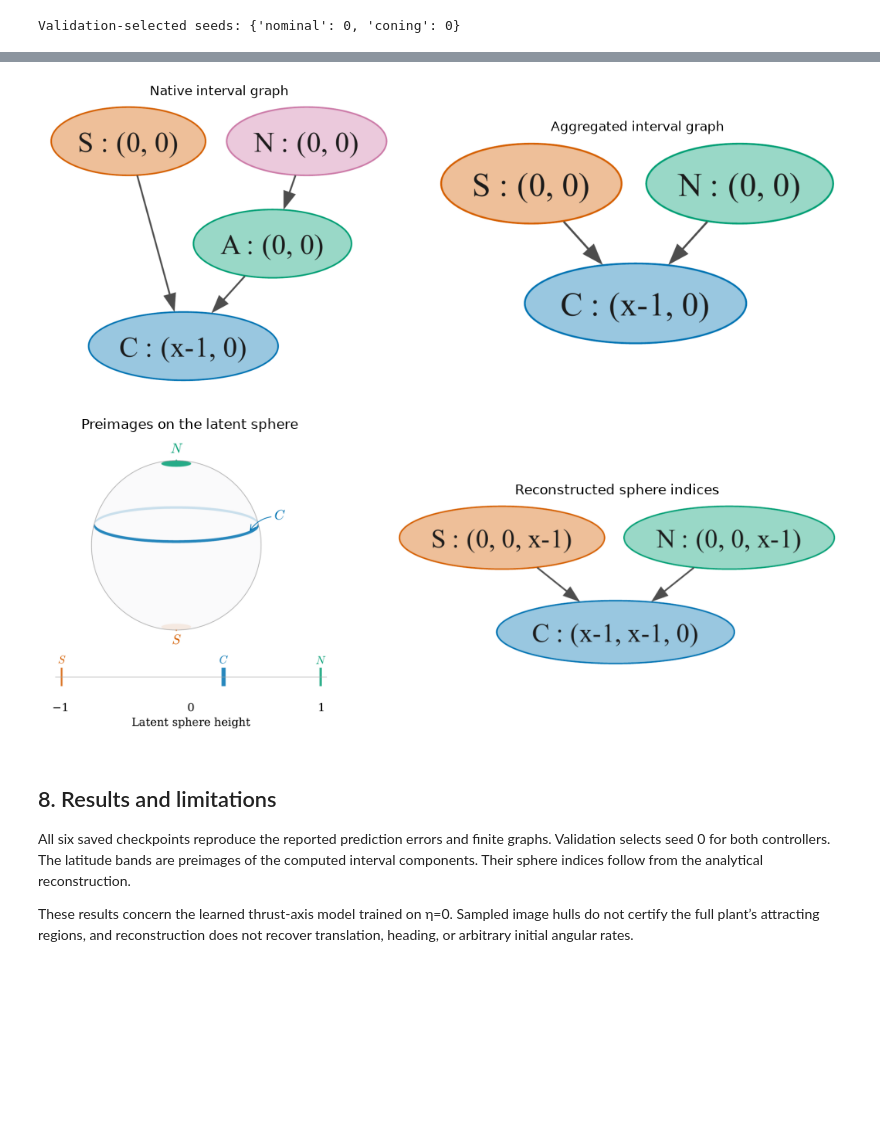
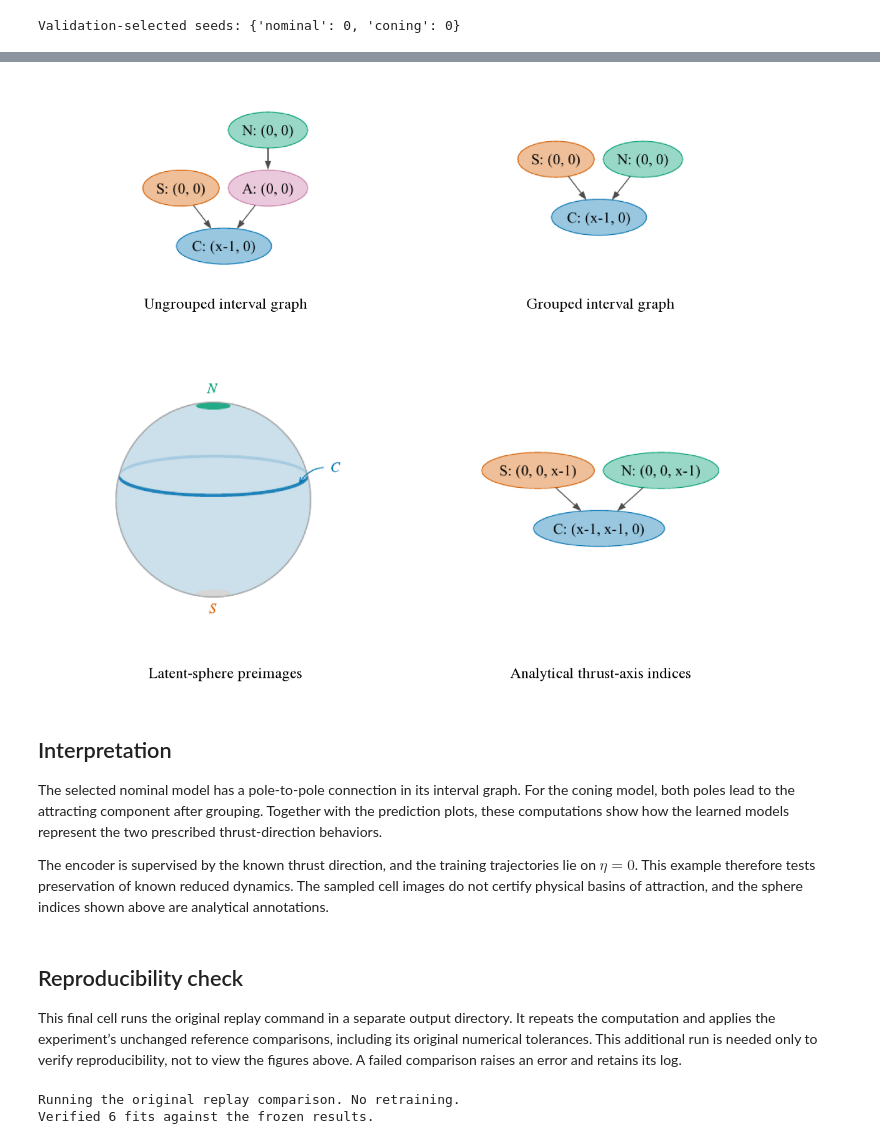
Before and after one commit to bernardorivas/2027_L4DC_EquivariantMorseGraphs, a Jupyter notebook: code-kaito/notebooks/03_attitude.ipynb, the cells around one changed output, grey strips where cells are left out. Cells and saved outputs as stored; diff of their text form; code cells hidden in the pictures; blank space fills up the shorter version.

```diff
--- a/code-kaito/notebooks/03_attitude.ipynb
+++ b/code-kaito/notebooks/03_attitude.ipynb
@@ -35,6 +55,10 @@ OUT = ROOT / "build" / "notebooks" / "attitude"
 OUT.mkdir(parents=True, exist_ok=True)
 plt.rcParams.update({"font.size": 11, "axes.spines.top": False, "axes.spines.right": False})
 print("Loaded saved reports for two controllers and three seeds each.")
+import sys
+sys.path.insert(0, str(ROOT / "src"))
+import notebook_attitude_figures as presentation
+plt.rcParams.update(presentation.FONT)
 # %% [output]
 Loaded saved reports for two controllers and three seeds each.
 # %% [markdown]
@@ -56,4 +95,5 @@ The next cell integrates these equations from several initial heights. Solid cur
 # %%
+plt.rcParams.update(presentation.FONT)
 def height_rhs(t, z, policy):
     gain = np.ones_like(z) if policy == "nominal" else 0.25 - z
     return gain * (1 - z*z)
@@ -76,5 +116,5 @@ axes[0].set_ylabel("Physical height z")
 fig.tight_layout()
 for suffix in ("png", "pdf", "svg"):
     fig.savefig(OUT / f"physical-height-trajectories.{suffix}", dpi=160, bbox_inches="tight")
-plt.show()
+presentation.show_plot(fig)
 # %% [output]
@@ -157,12 +261,13 @@ The reported error is componentwise RMS of the decoded thrust axis, averaged ove
 # %%
+plt.rcParams.update(presentation.FONT)
 fig, ax = plt.subplots(figsize=(6.6, 3.5))
 for policy, row in selected.items():
     errors = np.array(row["metrics"]["forecast_rms_by_horizon"])
     ax.plot(.1*np.arange(len(errors)), errors, label=f"{policy}, seed {row['seed']}")
-ax.set(xlabel="Forecast horizon (s)", ylabel="Thrust-axis component RMS", title="Saved held-out prediction results")
+ax.set(xlabel="Forecast horizon (s)", ylabel="Thrust-axis component RMS", title="Held-out thrust-direction predictions")
 ax.legend()
 fig.tight_layout()
 for suffix in ("png", "pdf", "svg"):
     fig.savefig(OUT / f"saved-axis-errors.{suffix}", dpi=160, bbox_inches="tight")
-plt.show()
+presentation.show_plot(fig)
 # %% [output]
@@ -234,13 +387,7 @@ The upright pole is the unique sink.
 # %%
-from PIL import Image as PILImage
-policy = 'nominal'
-for names, titles in [(('native', 'aggregate'), ('Native interval graph', 'Aggregated interval graph')),
-                      (('preimages', 'reconstructed'), ('Preimages on the latent sphere', 'Reconstructed sphere indices'))]:
-    fig, axes = plt.subplots(1, 2, figsize=(11, 4.2))
-    for ax, name, title in zip(axes, names, titles):
-        ax.imshow(PILImage.open(FIGURES / policy / f"{name}.png"))
-        ax.set_title(title, fontsize=12)
-        ax.axis("off")
-    fig.tight_layout()
-    plt.show()
+import notebook_attitude_figures as presentation
+policy = "nominal"
+for names, titles in [(('native', 'aggregate'), ('Ungrouped interval graph', 'Grouped interval graph')),
+                      (('preimages', 'reconstructed'), ('Latent-sphere preimages', 'Analytical thrust-axis indices'))]:
+    presentation.show([FIGURES / policy / f"{name}.pdf" for name in names], titles, width=750)
 # %% [output]
@@ -253,21 +400,37 @@ The native graph includes an additional trivial-index component. The aggregate r
 # %%
-from PIL import Image as PILImage
-policy = 'coning'
-for names, titles in [(('native', 'aggregate'), ('Native interval graph', 'Aggregated interval graph')),
-                      (('preimages', 'reconstructed'), ('Preimages on the latent sphere', 'Reconstructed sphere indices'))]:
-    fig, axes = plt.subplots(1, 2, figsize=(11, 4.2))
-    for ax, name, title in zip(axes, names, titles):
-        ax.imshow(PILImage.open(FIGURES / policy / f"{name}.png"))
-        ax.set_title(title, fontsize=12)
-        ax.axis("off")
-    fig.tight_layout()
-    plt.show()
+import notebook_attitude_figures as presentation
+policy = "coning"
+for names, titles in [(('native', 'aggregate'), ('Ungrouped interval graph', 'Grouped interval graph')),
+                      (('preimages', 'reconstructed'), ('Latent-sphere preimages', 'Analytical thrust-axis indices'))]:
+    presentation.show([FIGURES / policy / f"{name}.pdf" for name in names], titles, width=750)
 # %% [output]
-[figure, old version]
+[figure, new version]
-[figure, old version]
+[figure, new version]
 # %% [markdown]
-## 8. Results and limitations
+## Interpretation
 
-All six saved checkpoints reproduce the reported prediction errors and finite graphs. Validation selects seed 0 for both controllers. The latitude bands are preimages of the computed interval components. Their sphere indices follow from the analytical reconstruction.
+The selected nominal model has a pole-to-pole connection in its interval graph. For the coning model, both poles lead to the attracting component after grouping. Together with the prediction plots, these computations show how the learned models represent the two prescribed thrust-direction behaviors.
 
-These results concern the learned thrust-axis model trained on η=0. Sampled image hulls do not certify the full plant’s attracting regions, and reconstruction does not recover translation, heading, or arbitrary initial angular rates.
+The encoder is supervised by the known thrust direction, and the training trajectories lie on $\eta=0$. This example therefore tests preservation of known reduced dynamics. The sampled cell images do not certify physical basins of attraction, and the sphere indices shown above are analytical annotations.
+# %% [markdown]
+## Reproducibility check
+
+This final cell runs the original replay command in a separate output directory. It repeats the computation and applies the experiment’s unchanged reference comparisons, including its original numerical tolerances. This additional run is needed only to verify reproducibility, not to view the figures above. A failed comparison raises an error and retains its log.
+# %%
+CHECK_RUN = Path(tempfile.mkdtemp(prefix="verification-", dir=OUT))
+check_log = CHECK_RUN / "replay.log"
+command = [str(REPLAY_PYTHON), str(EXPERIMENT.parent / "run.py"),
+           "periodic", "replay", "--out", str(CHECK_RUN / "experiment")]
+print("Running the original replay comparison. No retraining.", flush=True)
+with check_log.open("w") as log:
+    checked = subprocess.run(command, cwd=ROOT.parent / "code", env=env,
+                             stdout=log, stderr=subprocess.STDOUT)
+if checked.returncode:
+    raise RuntimeError(f"Replay verification failed. Earlier figures remain available. See {check_log}\n"
+                       + check_log.read_text()[-5000:])
+verification = json.loads((CHECK_RUN / "experiment/trained/replay-verification.json").read_text())
+assert verification["passed"]
+print(f"Verified {len(verification['checks'])} fits against the frozen results.")
+# %% [output]
+Running the original replay comparison. No retraining.
+Verified 6 fits against the frozen results.
```
Also changed, not shown: parts of 20 cells of this notebook, 1 other file.
